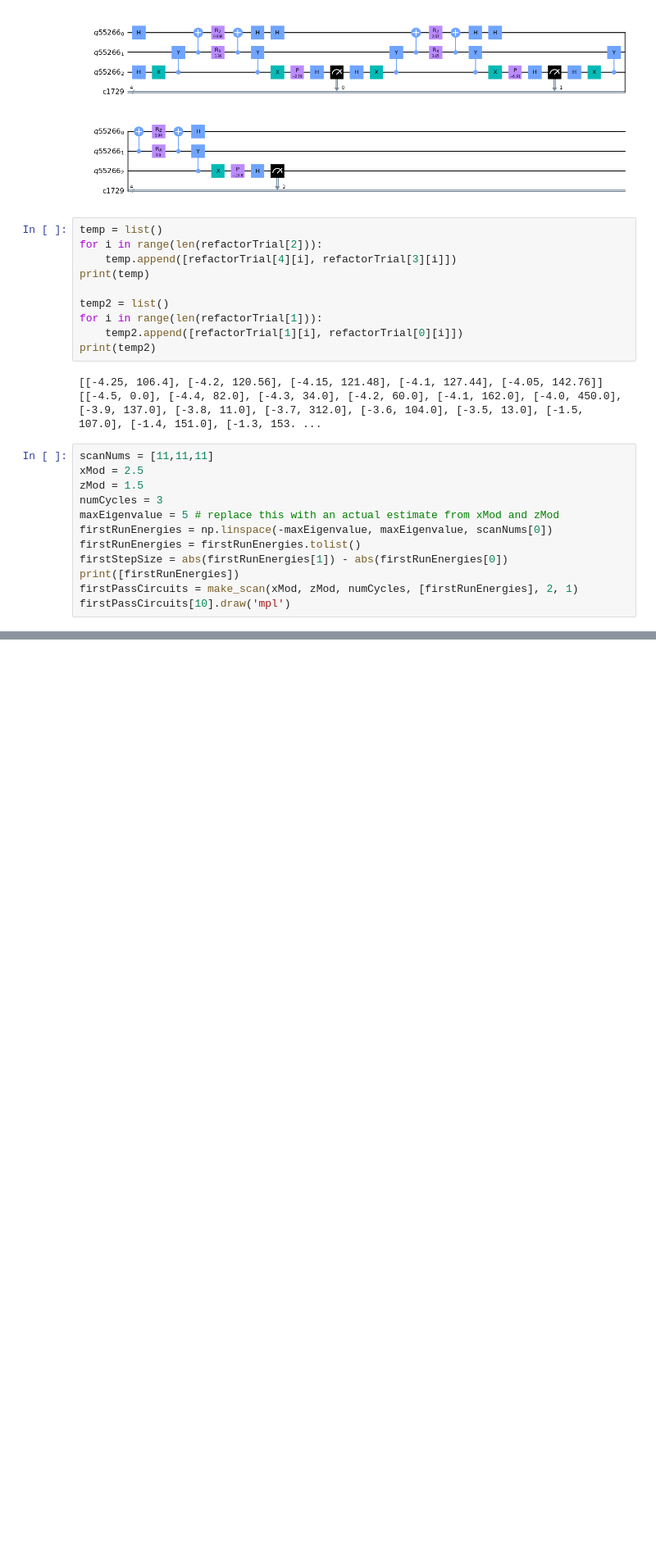
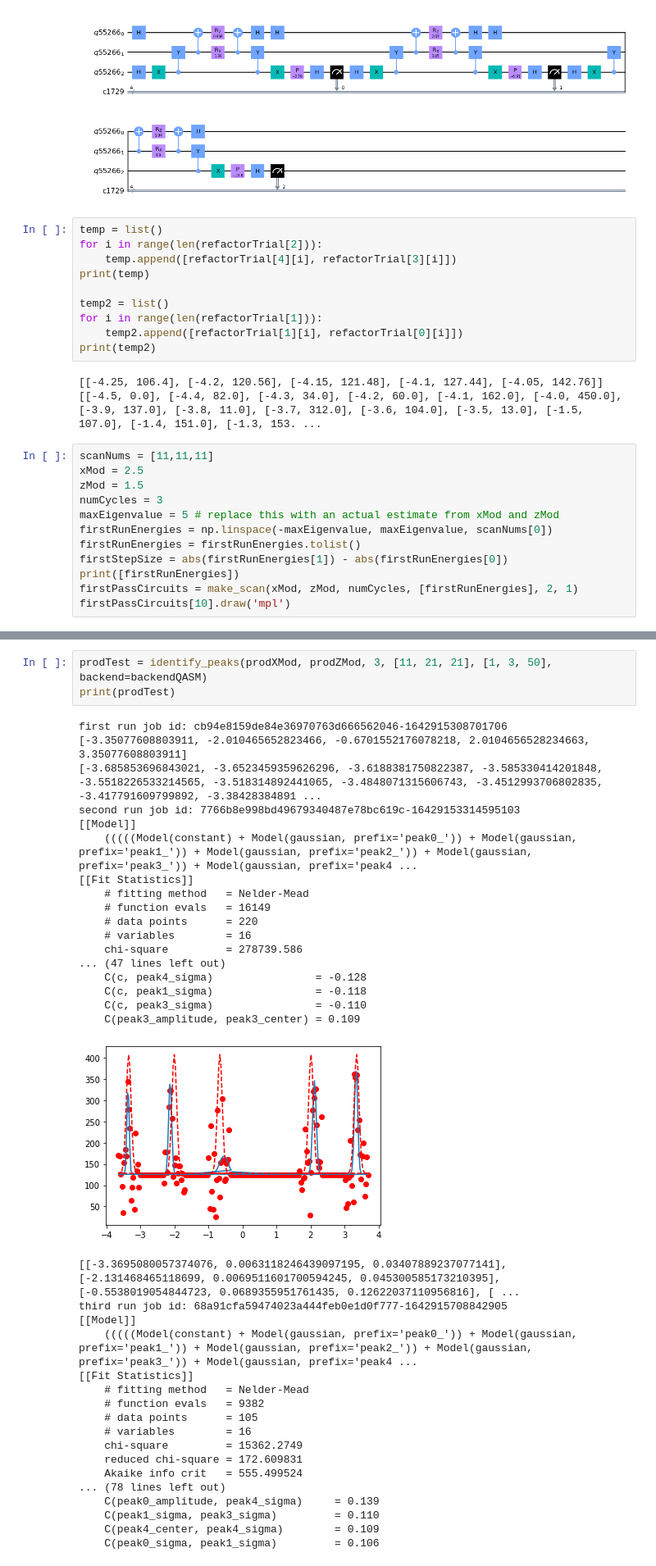
Before and after one commit to constantlyPlanck/2QubitRodeo, a Jupyter notebook: 2Qubit.ipynb, the cells around one changed output, grey strips where cells are left out. Shown at 82% size. Drawn from its saved outputs; the diff is of its cells as text; blank space fills up the shorter version.

```diff
--- a/2Qubit.ipynb
+++ b/2Qubit.ipynb
@@ -1489,0 +1704,39 @@ firstPassCircuits[10].draw('mpl')
+# %%
+prodTest = identify_peaks(prodXMod, prodZMod, 3, [11, 21, 21], [1, 3, 50], backend=backendQASM)
+print(prodTest)
+# %% [output]
+first run job id: cb94e8159de84e36970763d666562046-1642915308701706
+[-3.35077608803911, -2.010465652823466, -0.6701552176078218, 2.0104656528234663, 3.35077608803911]
+[-3.685853696843021, -3.6523459359626296, -3.6188381750822387, -3.585330414201848, -3.5518226533214565, -3.518314892441065, -3.4848071315606743, -3.4512993706802835, -3.417791609799892, -3.38428384891 ...
+second run job id: 7766b8e998bd49679340487e78bc619c-16429153314595103
+[[Model]]
+    (((((Model(constant) + Model(gaussian, prefix='peak0_')) + Model(gaussian, prefix='peak1_')) + Model(gaussian, prefix='peak2_')) + Model(gaussian, prefix='peak3_')) + Model(gaussian, prefix='peak4 ...
+[[Fit Statistics]]
+    # fitting method   = Nelder-Mead
+    # function evals   = 16149
+    # data points      = 220
+    # variables        = 16
+    chi-square         = 278739.586
+... (47 lines left out)
+    C(c, peak4_sigma)                = -0.128
+    C(c, peak1_sigma)                = -0.118
+    C(c, peak3_sigma)                = -0.110
+    C(peak3_amplitude, peak3_center) = 0.109
+[figure, added]
+[[-3.3695080057374076, 0.0063118246439097195, 0.03407889237077141], [-2.131468465118699, 0.0069511601700594245, 0.045300585173210395], [-0.5538019054844723, 0.0689355951761435, 0.12622037110956816], [ ...
+third run job id: 68a91cfa59474023a444feb0e1d0f777-1642915708842905
+[[Model]]
+    (((((Model(constant) + Model(gaussian, prefix='peak0_')) + Model(gaussian, prefix='peak1_')) + Model(gaussian, prefix='peak2_')) + Model(gaussian, prefix='peak3_')) + Model(gaussian, prefix='peak4 ...
+[[Fit Statistics]]
+    # fitting method   = Nelder-Mead
+    # function evals   = 9382
+    # data points      = 105
+    # variables        = 16
+    chi-square         = 15362.2749
+    reduced chi-square = 172.609831
+    Akaike info crit   = 555.499524
+... (78 lines left out)
+    C(peak0_amplitude, peak4_sigma)     = 0.139
+    C(peak1_sigma, peak3_sigma)         = 0.110
+    C(peak4_center, peak4_sigma)        = 0.109
+    C(peak0_sigma, peak1_sigma)         = 0.106
```
Also changed, not shown: parts of 16 cells of this notebook, 1 other file.
